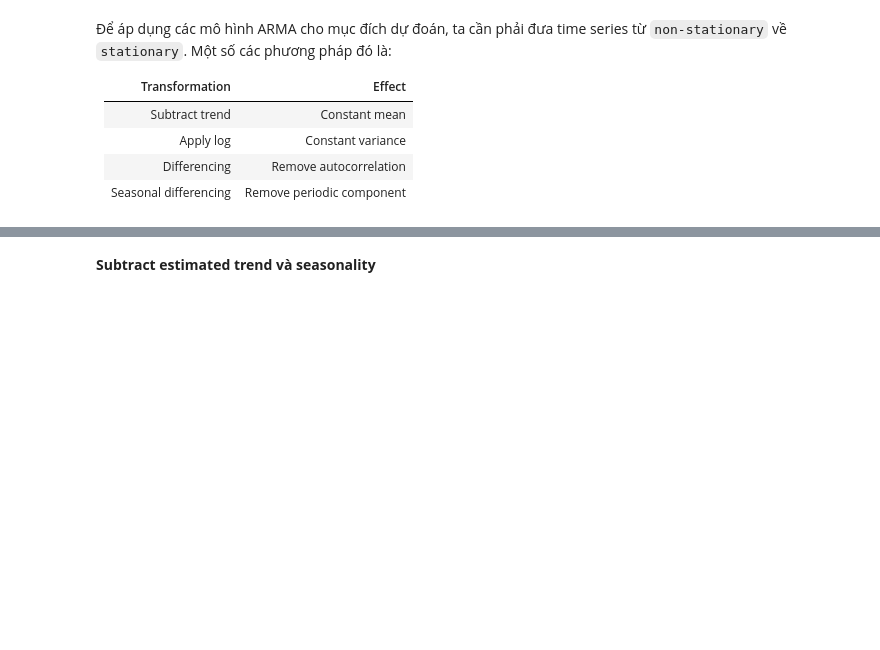
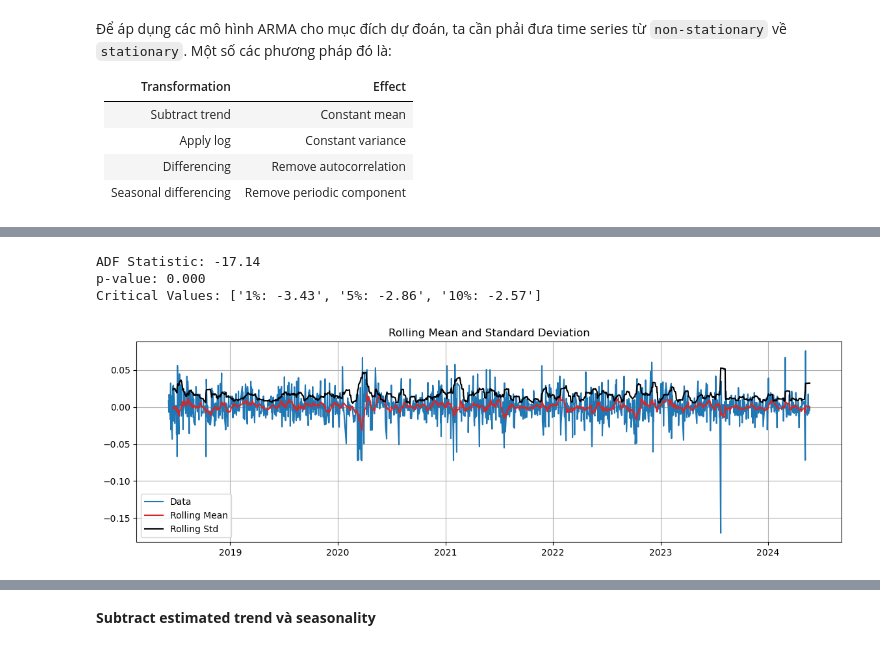
Before and after one commit to HTNam1710/DataViz_Lab02, a Jupyter notebook: stationarity.ipynb, the cells around one changed output, grey strips where cells are left out. Saved outputs shown, nothing was run; the diff lists cells and outputs as text; code cells hidden in the pictures; blank space fills up the shorter version.

```diff
--- a/stationarity.ipynb
+++ b/stationarity.ipynb
@@ -319,0 +379,9 @@ subsquence_plot_price(BID_df, BID_name)
+# %%
+# Perform log transformation
+price_log = np.log(price_df.Price)
+
+# Perform first-order differencing
+price_log_diff = price_log.diff()
+
+# Print the log-transformed and differenced DataFrame
+print(price_log_diff)
@@ -319,0 +402,3 @@ subsquence_plot_price(BID_df, BID_name)
+# %%
+# Perform first-order differencing
+price_df['Diff'] = price_log_diff
@@ -319,0 +422,8 @@ subsquence_plot_price(BID_df, BID_name)
+# %%
+# run ADF on annual means
+adftest(price_df.Diff.dropna(), plots=True) # no point in plotting the rolling mean/std here
+# %% [output]
+ADF Statistic: -17.14
+p-value: 0.000
+Critical Values: ['1%: -3.43', '5%: -2.86', '10%: -2.57']
+[figure, added]
```
Also changed, not shown: parts of 74 cells of this notebook.
